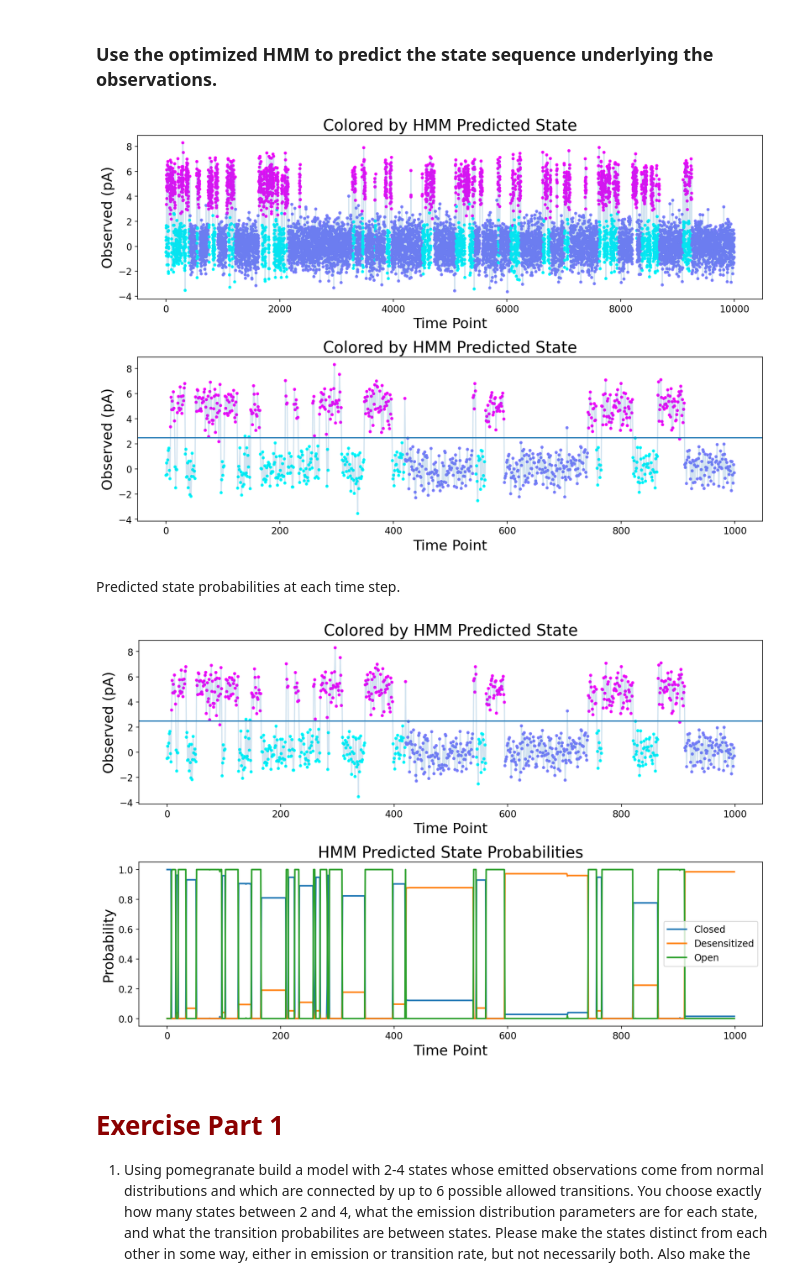
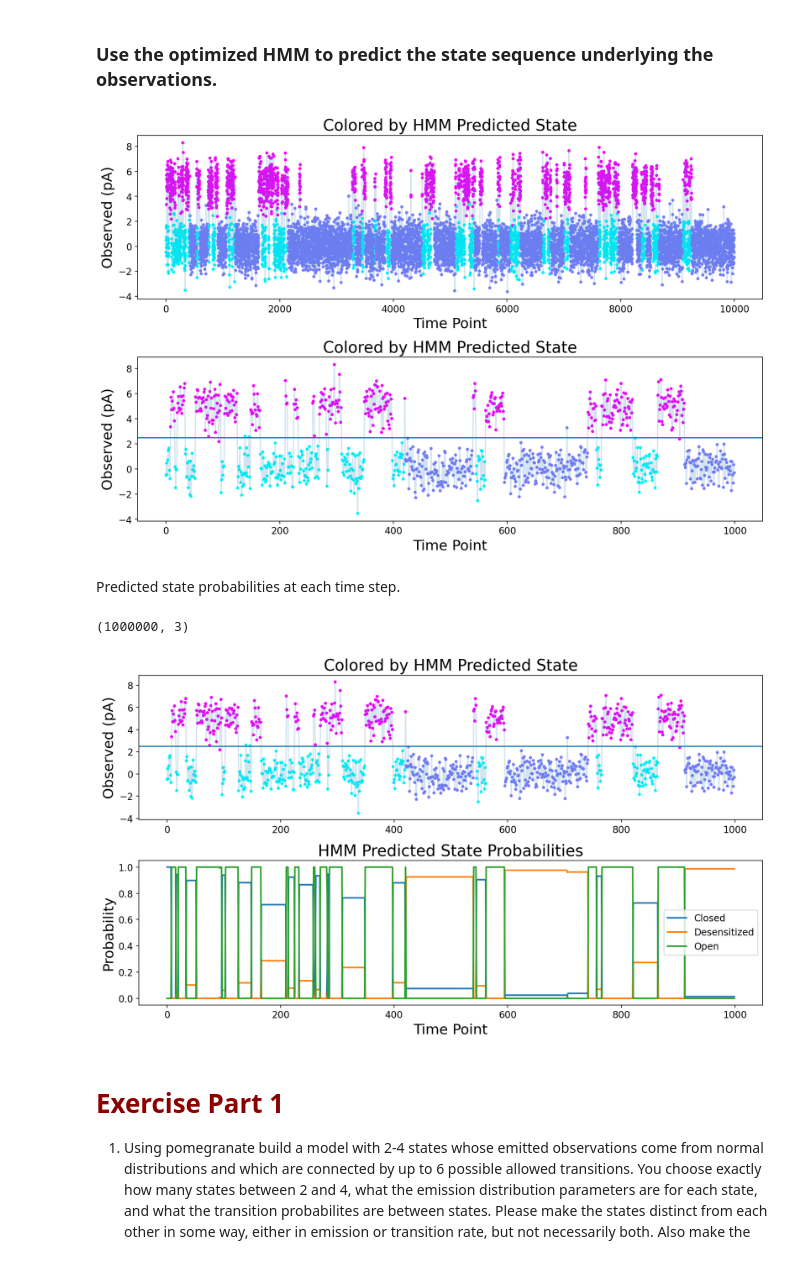
Before and after one commit to marcel-goldschen-ohm/NEU-365P-385L-Spring-2022, a Jupyter notebook: lectures/13 - hidden markov models/hidden-markov-models.ipynb, the cells around one changed output. Cells and saved outputs as stored; diff of their text form; code cells hidden in the pictures.

```diff
--- a/lectures/13 - hidden markov models/hidden-markov-models.ipynb
+++ b/lectures/13 - hidden markov models/hidden-markov-models.ipynb
@@ -413,7 +415,7 @@ initialLogProb = hmm.log_probability(current_pA)
 
 Baum-Welch is a widely used algorithm for optimizing the parameters of an HMM.
 # %%
-hmm.fit([current_pA[:10000]], algorithm='baum-welch');
+hmm.fit([current_pA], algorithm='baum-welch');
 # %% [markdown]
 Optimized HMM parameters in Pandas tables.
 # %%
@@ -474,32 +476,35 @@ plt.ylabel('Observed (pA)')
 plt.title('Colored by HMM Predicted State')
 plt.tight_layout();
 # %% [output]
-[figure, old version]
+[figure, new version]
 # %% [markdown]
 Predicted state probabilities at each time step.
 # %%
 predictedStateProb = hmm.predict_proba(current_pA)
+predictedStateProb.shape
+# %% [output]
+(1000000, 3)
 # %%
-# predicted state sequence
-plt.figure(figsize=(12,8))
+# predicted state probabilities
+plt.figure(figsize=(12,7))
 plt.subplot(2, 1, 1)
 n = 1000
 plt.plot(current_pA[:n], alpha=0.2)
 plt.axhline(2.5)
 plt.scatter(range(n), current_pA[:n], marker='.', c=predictedStateSeq[:n], cmap='cool')
-plt.xlabel('Time Point')
+#plt.xlabel('Time Point')
 plt.ylabel('Observed (pA)')
 plt.title('Colored by HMM Predicted State')
 plt.subplot(2, 1, 2)
 n = 1000
 plt.plot(predictedStateProb[:n], lw=2)
 plt.xlabel('Time Point')
 plt.ylabel('Probability')
 plt.title('HMM Predicted State Probabilities')
 plt.legend(stateNames[:3])
 plt.tight_layout();
 # %% [output]
-[figure, old version]
+[figure, new version]
 # %% [markdown]
 # <font color=darkred> Exercise Part 1</font>
 
```
Also changed, not shown: parts of 55 cells of this notebook, 4 other files.
